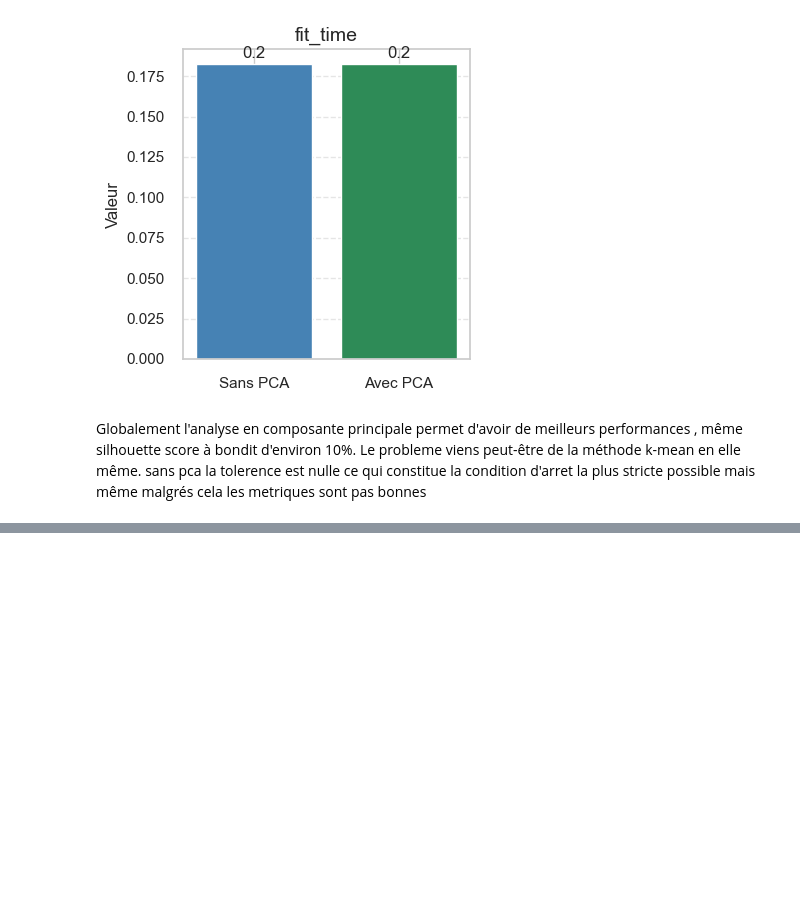
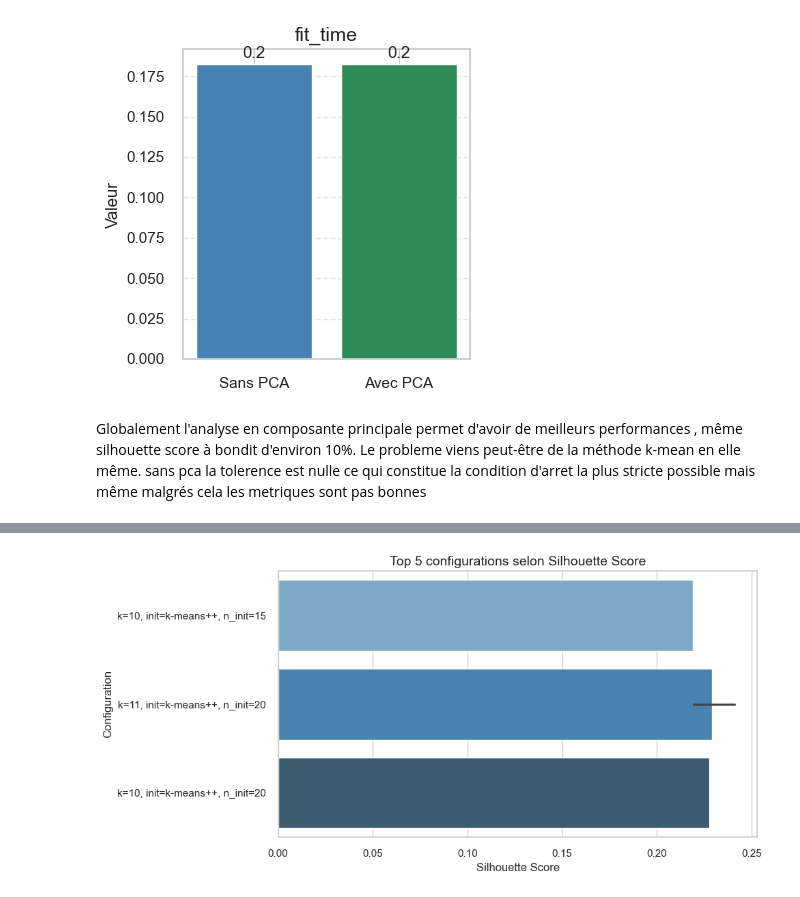
Before and after one commit to Mafieuu/TP-ISE---Clustering-2025, a Jupyter notebook: clustering_digits_dataset.ipynb, the cells around one changed output, grey strips where cells are left out. Drawn from its saved outputs; the diff is of its cells as text; code cells hidden in the pictures; blank space fills up the shorter version.

```diff
--- a/clustering_digits_dataset.ipynb
+++ b/clustering_digits_dataset.ipynb
@@ -1049,0 +1147,90 @@ sans pca  la tolerence est nulle ce qui constitue la condition d'arret la plus s
+# %%
+# Si il y a des exequo alors seul le premier est affiche ce qui fait qu'on a pas systematiquement 5 graphiques
+sns.set_theme(style="whitegrid")
+plt.rcParams["figure.figsize"] = (10, 6)
+plt.rcParams["axes.titlesize"] = 14
+plt.rcParams["axes.labelsize"] = 12
+
+#  métriques et sens d'optimisation
+# True si l'on veux minimiser
+metrics_info = {
+    "silhouette":    {"ascending": False, "label": "Silhouette Score"},
+    "ari":           {"ascending": False, "label": "Adjusted Rand Index"},
+    "v_measure":     {"ascending": False, "label": "V-measure"},
+    "homogeneity":   {"ascending": False, "label": "Homogeneity"},
+    "completeness":  {"ascending": False, "label": "Completeness"},
+    "inertia":       {"ascending": True,  "label": "Inertia"},
+    "fit_time":      {"ascending": True,  "label": "Fit Time "}
+}
+
+top_n = 5
+metrics_cols = list(metrics_info.keys())
+results_df = pd.DataFrame(df["results"].tolist(), columns=["name"] + metrics_cols)
+params_df = df["params"].apply(pd.Series)
+df_viz = pd.concat([params_df, results_df], axis=1)
+
+# afficher les top configurations
+def plot_top_configs(metric, label, ascending):
+    threshold = df_viz[metric].sort_values(ascending=ascending).iloc[top_n - 1]
+    if ascending:
+        top_df = df_viz[df_viz[metric] <= threshold].copy()
+    else:
+        top_df = df_viz[df_viz[metric] >= threshold].copy()
+
+    top_df["config"] = top_df.apply(
+        lambda row: f"k={row['n_clusters']}, init={row['init']}, n_init={row['n_init']}", axis=1
+    )
+
+    # Tracé
+    plt.figure(figsize=(10, 5))
+    sns.barplot(
+        data=top_df,
+        y="config",
+        hue="config",
+        x=metric,
+        palette="Blues_d" if not ascending else "Reds_d"
+    )
+    plt.title(f"Top {top_n} configurations selon {label}")
+    plt.xlabel(label)
+    plt.ylabel("Configuration")
+    plt.tight_layout()
+    plt.show()
+
+for metric, info in metrics_info.items():
+    plot_top_configs(metric, info["label"], info["ascending"])
+
+# Création d’un tableau de rangs pour toutes les métriques
+ranks = pd.DataFrame(index=df_viz.index)
+
+for metric, info in metrics_info.items():
+    ranks[metric] = df_viz[metric].rank(ascending=info["ascending"], method="min")
+
+
+# Ajout des paramètres pour identification
+ranks["config"] = df_viz.apply(
+    lambda row: f"k={row['n_clusters']}, init={row['init']}, n_init={row['n_init']}", axis=1
+)
+
+# Calcul du score global : somme des rangs
+# Une configuration qui est la meilleure sur une métrique obtient le rang 1, la 2iem le rang 2, etc
+
+ranks["total_rank"] = ranks[list(metrics_info.keys())].sum(axis=1)
+ranks_sorted = ranks.sort_values("total_rank").reset_index(drop=True)
+
+
+# Visualisation des performances globales
+plt.figure(figsize=(10, 6))
+sns.barplot(
+    data=ranks_sorted.head(top_n),
+    y="config",
+    hue='config',
+    x="total_rank",
+    palette="Greens_d"
+)
+plt.title("Classement global des meilleures configurations (somme des rangs)")
+plt.xlabel("Score global (somme des rangs)")
+plt.ylabel("Configuration")
+plt.tight_layout()
+plt.show()
+# %% [output]
+[figure, added]
```
Also changed, not shown: parts of 10 cells of this notebook.
